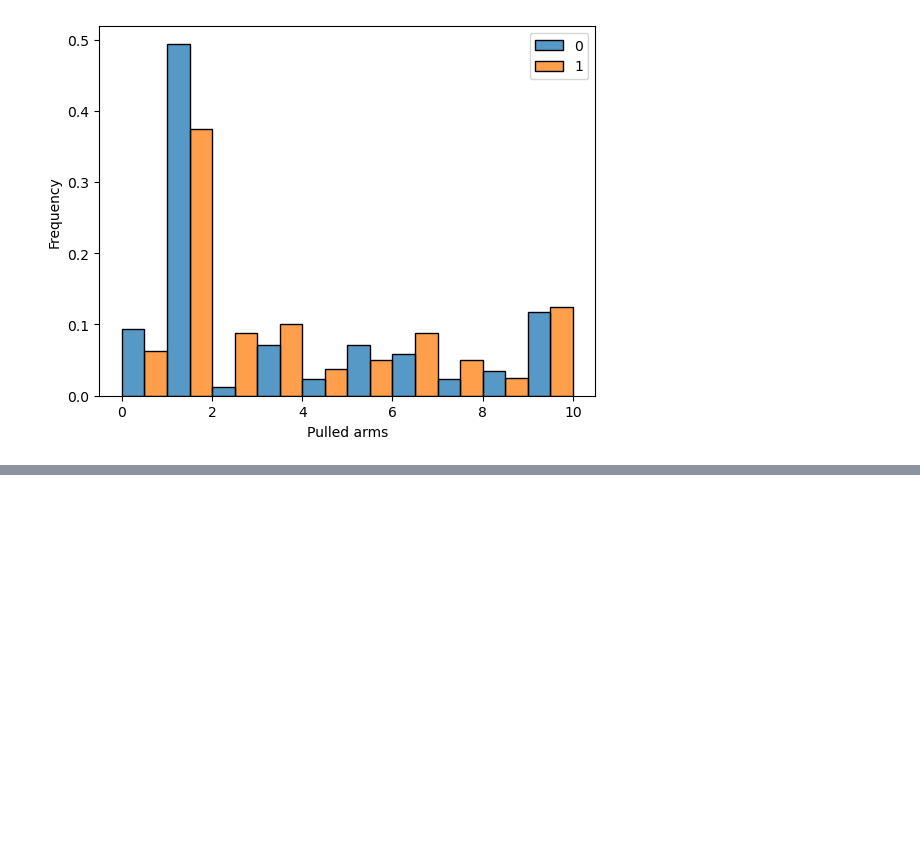
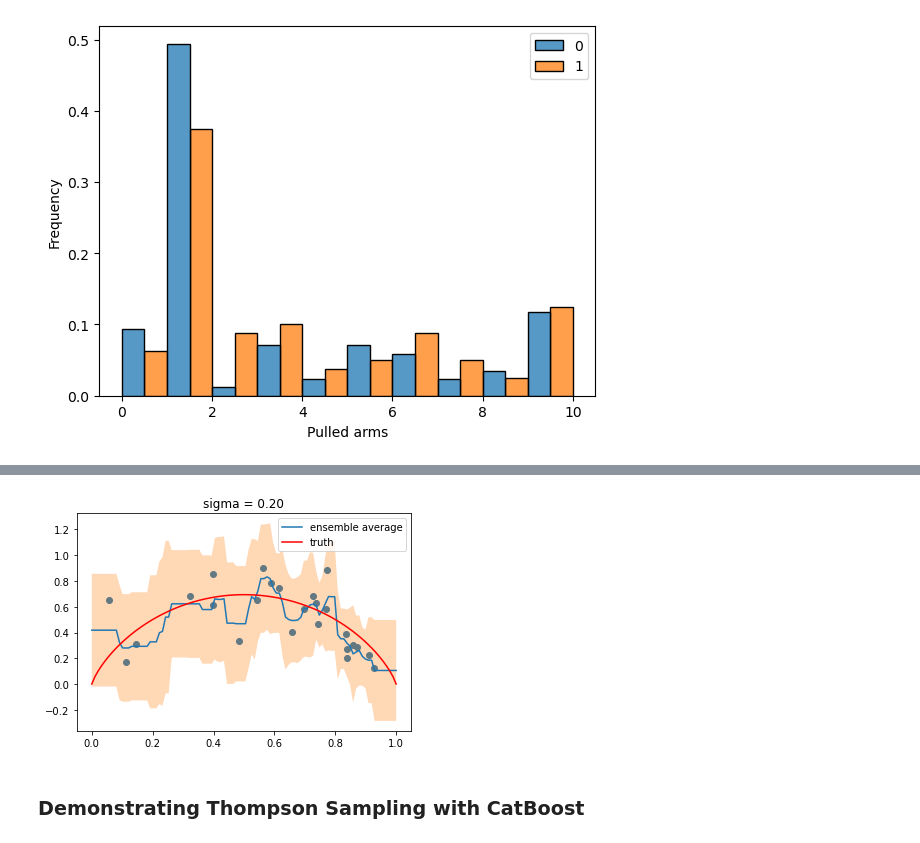
Before and after one commit to joshuaswanson/contextualbandits, a Jupyter notebook: Untitled.ipynb, the cells around one changed output, grey strips where cells are left out. Cells and saved outputs as stored; diff of their text form; code cells hidden in the pictures; blank space fills up the shorter version.

Commit message:
fixed kitten
Fixed Kitten, working example of posterior updates and sampling in notebook

```diff
--- a/Untitled.ipynb
+++ b/Untitled.ipynb
@@ -188,0 +123,50 @@ Learning rate set to 0.5
+# %%
+import numpy as np
+from catboost import CatBoostRegressor
+import matplotlib.pyplot as plt
+from scipy.stats import truncnorm
+import library_concept
+from bandit_type import Concept
+import distribution
+
+# create truncated normal distribution object
+mean = 0.5  # mean of the distribution
+std_dev = 0.5  # standard deviation of the distribution
+lower_bound = 0  # lower bound of the truncation range
+upper_bound = 1  # upper bound of the truncation range
+a = (lower_bound - mean) / std_dev
+b = (upper_bound - mean) / std_dev
+trunc_norm = truncnorm(a, b, loc=mean, scale=std_dev)
+
+# generate samples
+f_star = lambda x: -x*np.log(x) - (1-x)*np.log(1-x)
+sigma = 0.2
+d = 1
+
+pi = library_concept.Kitten(np.empty((0,d)), np.empty((0)), f_star, sigma)
+
+num_samples = 25
+X = trunc_norm.rvs(num_samples)
+Y = f_star(X) +sigma*np.random.randn(len(X))
+
+pi.update_posterior(X,Y)
+
+results =[]
+xaxis = np.linspace(1e-4,1-1e-4,100).reshape(100,1)
+for i in range(20):
+    f = pi.sample()
+    results.append(f.evaluate(xaxis))
+mu = np.mean(results, axis=0)
+std = np.std(results, axis=0)
+plt.figure()
+plt.scatter(X,Y)
+plt.fill_between(xaxis.reshape(-1), mu-std*2, mu+std*2, alpha=0.3)
+plt.plot(xaxis, mu,label='ensemble average')
+plt.plot(xaxis, f_star(xaxis),'r',label='truth')
+plt.title('sigma = %.2f' % (sigma))
+plt.legend()
+plt.show()
+# %% [output]
+[figure, added]
+# %% [markdown]
+### Demonstrating Thompson Sampling with CatBoost
```
Also changed, not shown: parts of 4 cells of this notebook, 5 other files.
